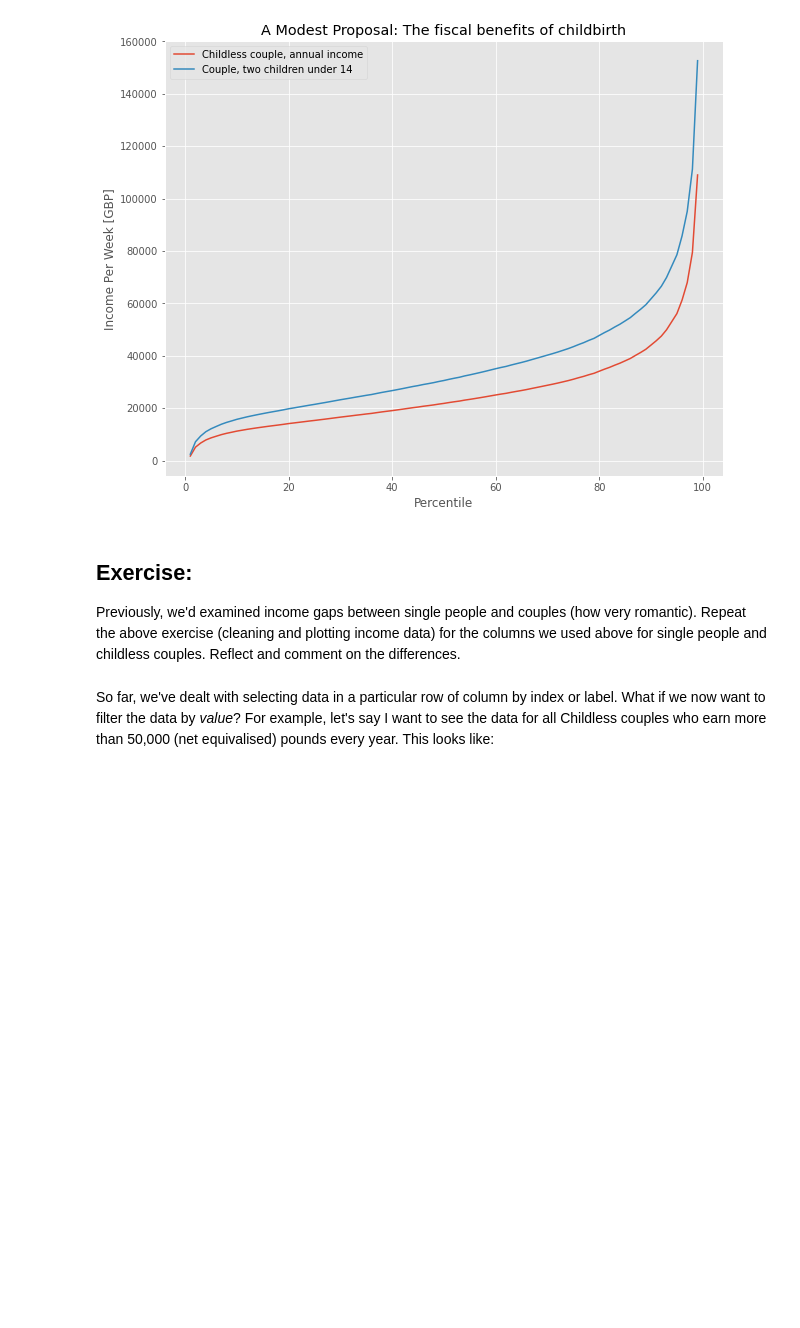
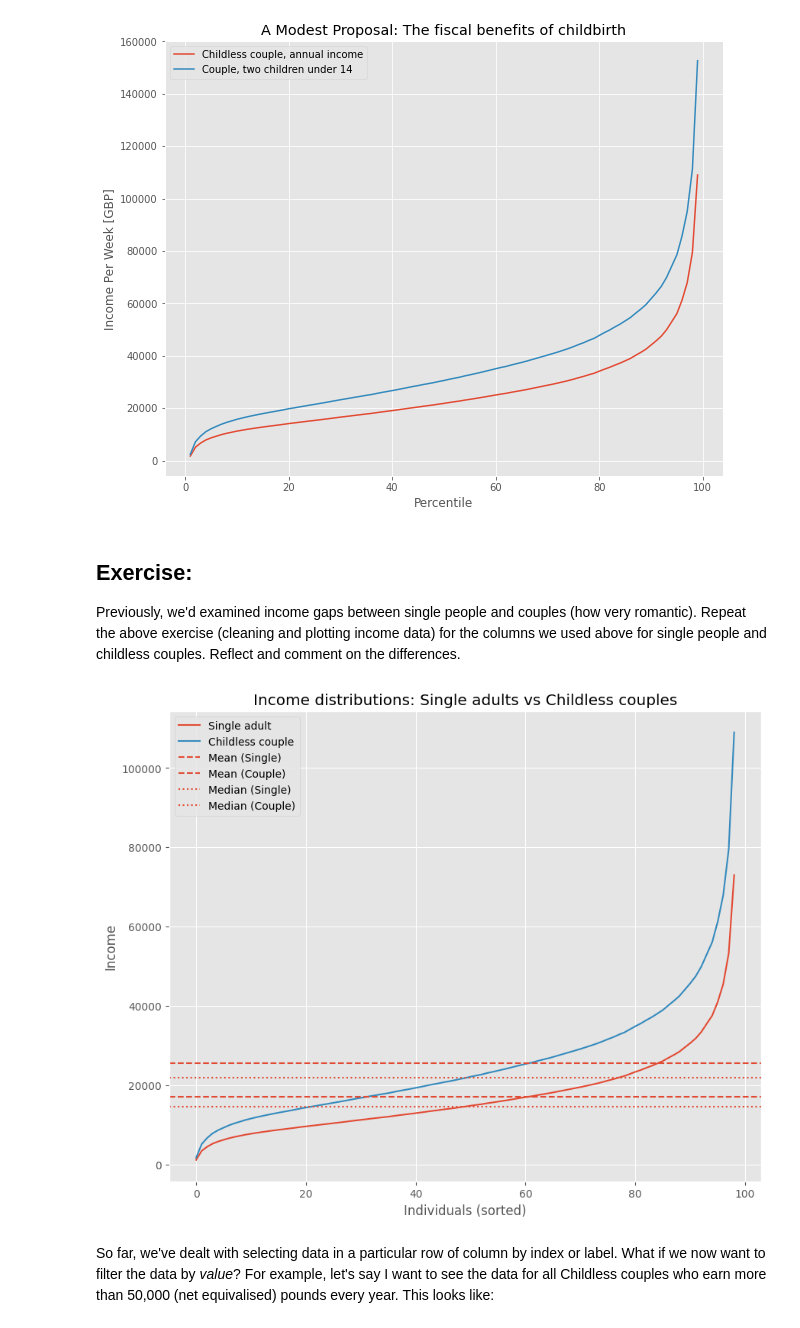
Before and after one commit to royying3011-lang/QM2, a Jupyter notebook: notebooks/W02. Pandas.ipynb, the cells around one changed output. Cells and saved outputs as stored; diff of their text form; code cells hidden in the pictures; blank space fills up the shorter version.

```diff
--- a/notebooks/W02. Pandas.ipynb
+++ b/notebooks/W02. Pandas.ipynb
@@ -309,3 +372,35 @@ print("Enter your code here")
+# %%
+import pandas as pd
+import matplotlib.pyplot as plt
+
+%matplotlib inline
+plt.style.use("ggplot")
+income = pd.read_csv("data/wk2/incomes.csv", index_col=0)
+col_single = "Single adult"
+col_couple = "Childless couple, annual income"
+income[col_single] = income[col_single].str.replace(",", "", regex=False).astype(float)
+income[col_couple] = income[col_couple].str.replace(",", "", regex=False).astype(float)
+mean_single = income[col_single].mean()
+median_single = income[col_single].median()
+
+mean_couple = income[col_couple].mean()
+median_couple = income[col_couple].median()
+plt.figure(figsize=(10, 8))
+
+income[col_single].sort_values().reset_index(drop=True).plot(label="Single adult")
+income[col_couple].sort_values().reset_index(drop=True).plot(label="Childless couple")
+plt.axhline(mean_single, linestyle="--", label="Mean (Single)")
+plt.axhline(mean_couple, linestyle="--", label="Mean (Couple)")
+plt.axhline(median_single, linestyle=":", label="Median (Single)")
+plt.axhline(median_couple, linestyle=":", label="Median (Couple)")
+
+plt.xlabel("Individuals (sorted)")
+plt.ylabel("Income")
+plt.title("Income distributions: Single adults vs Childless couples")
+plt.legend()
+plt.show()
+# %% [output]
+[figure, added]
 # %%
 Add your reflection here.
 # %% [markdown]
```
Also changed, not shown: parts of 6 cells of this notebook.
